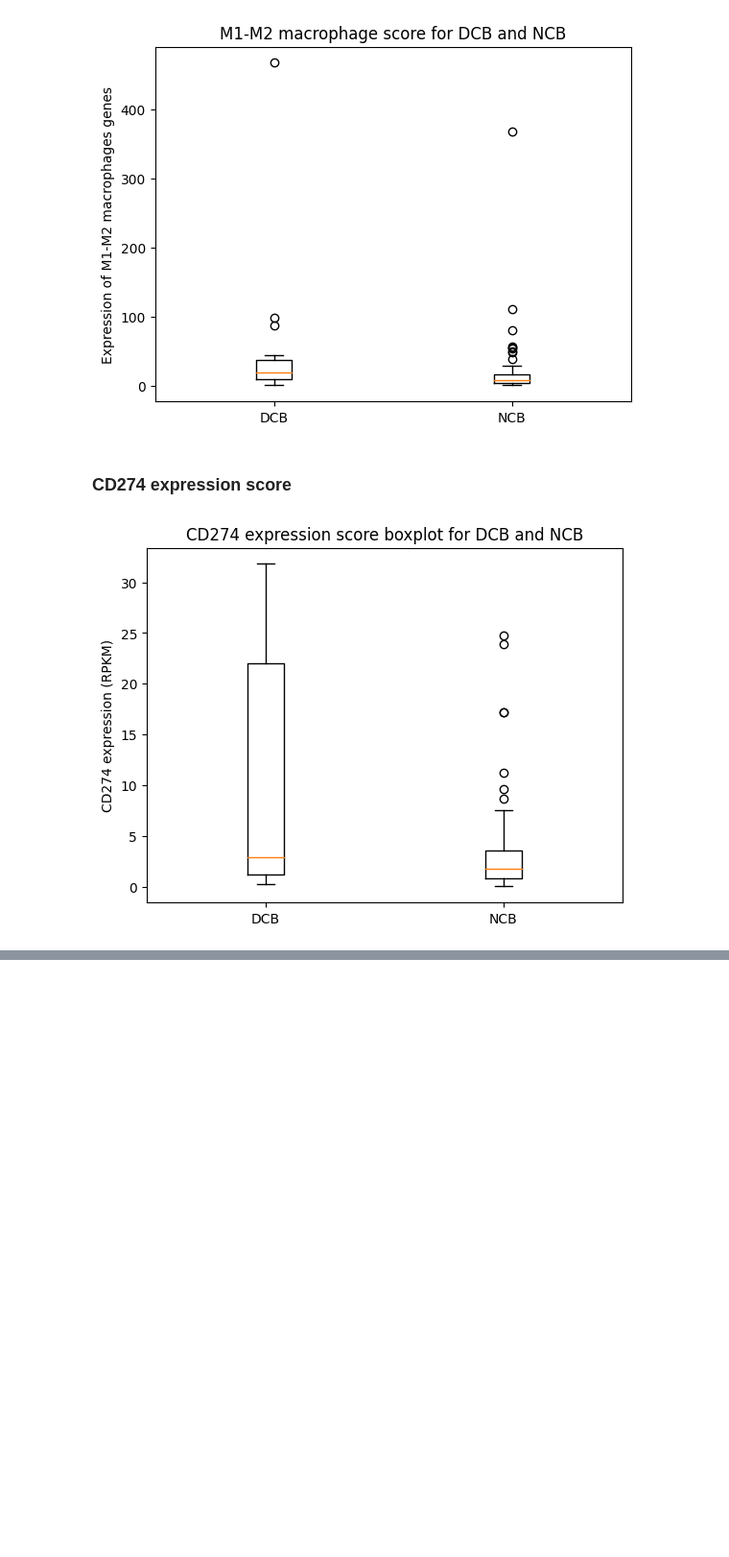
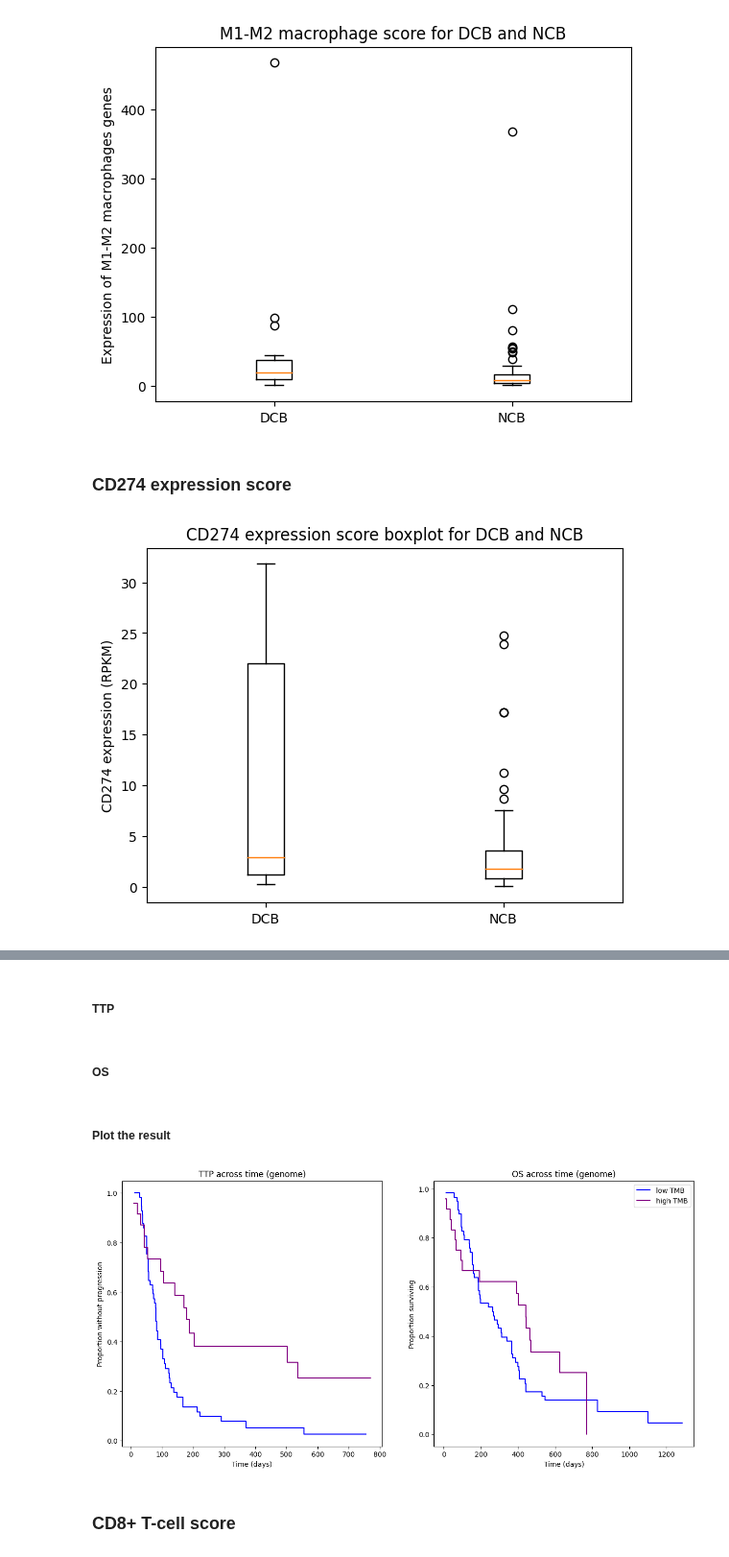
Before and after one commit to Arthur8754/mutational-signatures, a Jupyter notebook: stats-article.ipynb, the cells around one changed output, grey strips where cells are left out. Shown at 96% size. Saved outputs shown, nothing was run; the diff lists cells and outputs as text; code cells hidden in the pictures; blank space fills up the shorter version.

```diff
--- a/stats-article.ipynb
+++ b/stats-article.ipynb
@@ -155,0 +251,5 @@ plotter.boxplot_values(dcb_group["CD274 expression"], ncb_group["CD274 expressio
+# %%
+# Splitting
+low_genome_tmb, high_genome_tmb = split_by_threshold(df, "Genome mut per mb", 10)
+display(low_genome_tmb)
+display(high_genome_tmb)
@@ -155,0 +291,45 @@ plotter.boxplot_values(dcb_group["CD274 expression"], ncb_group["CD274 expressio
+# %% [markdown]
+##### TTP
+# %%
+# Formatting the data for the Kaplan Meier estimator
+km_low_genome_tmb_ttp = np.array(list((low_genome_tmb[['Progression_1','Time to progression (days)']].itertuples(index=False, name=None))),dtype=[('Progression_1', '?'), ('Time to progression (days)', '<f8')])
+km_high_genome_tmb_ttp = np.array(list((high_genome_tmb[['Progression_1','Time to progression (days)']].itertuples(index=False, name=None))),dtype=[('Progression_1', '?'), ('Time to progression (days)', '<f8')])
+
+# Estimating the TTP curves
+time_low_genome_tmb_ttp, ttp_low_genome_tmb = km_estimator.estimate_survival_function(km_low_genome_tmb_ttp['Progression_1'],km_low_genome_tmb_ttp['Time to progression (days)'])
+time_high_genome_tmb_ttp, ttp_high_genome_tmb = km_estimator.estimate_survival_function(km_high_genome_tmb_ttp['Progression_1'],km_high_genome_tmb_ttp['Time to progression (days)'])
+# %% [markdown]
+##### OS
+# %%
+# Formatting the data for the Kaplan Meier estimator
+km_low_genome_tmb_os = np.array(list((low_genome_tmb[['Alive_0','Overall survival (days)']].itertuples(index=False, name=None))),dtype=[('Alive_0', '?'), ('Overall survival (days)', '<f8')])
+km_high_genome_tmb_os = np.array(list((high_genome_tmb[['Alive_0','Overall survival (days)']].itertuples(index=False, name=None))),dtype=[('Alive_0', '?'), ('Overall survival (days)', '<f8')])
+
+# Estimating the TTP curves
+time_low_genome_tmb_os, os_low_genome_tmb = km_estimator.estimate_survival_function(km_low_genome_tmb_os['Alive_0'],km_low_genome_tmb_os['Overall survival (days)'])
+time_high_genome_tmb_os, os_high_genome_tmb = km_estimator.estimate_survival_function(km_high_genome_tmb_os['Alive_0'],km_high_genome_tmb_os['Overall survival (days)'])
+# %% [markdown]
+##### Plot the result
+# %%
+fig, ax = plt.subplots(1,2,figsize=(15,7))
+
+# TTP :
+ax[0].step(time_low_genome_tmb_ttp, ttp_low_genome_tmb, where='post',color='blue',label='low TMB')
+ax[0].step(time_high_genome_tmb_ttp, ttp_high_genome_tmb, where='post',color='purple',label='high TMB')
+ax[0].set_xlabel('Time (days)')
+ax[0].set_ylabel('Proportion without progression')
+ax[0].set_title('TTP across time (genome)')
+
+# OS :
+ax[1].step(time_low_genome_tmb_os, os_low_genome_tmb, where='post',color='blue',label='low TMB')
+ax[1].step(time_high_genome_tmb_os, os_high_genome_tmb, where='post',color='purple',label='high TMB')
+ax[1].set_xlabel('Time (days)')
+ax[1].set_ylabel('Proportion surviving')
+ax[1].set_title('OS across time (genome)')
+
+plt.legend()
+plt.savefig('figures/survival-genome-tmb.png')
+# %% [output]
+[figure, added]
+# %% [markdown]
+### CD8+ T-cell score
```
Also changed, not shown: parts of 40 cells of this notebook, 1 other file.
